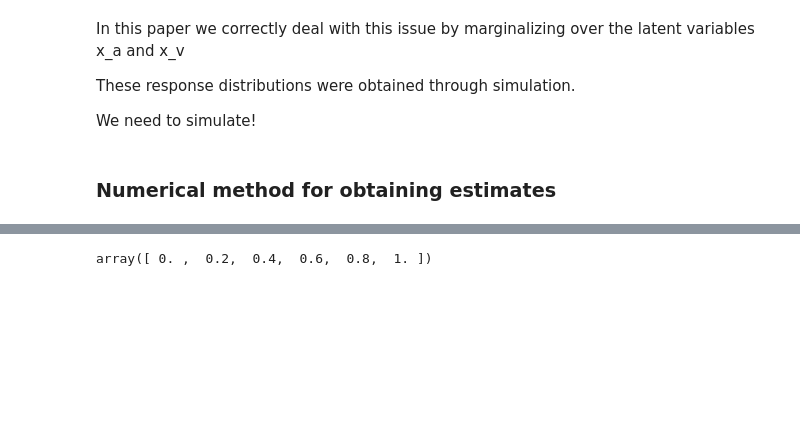
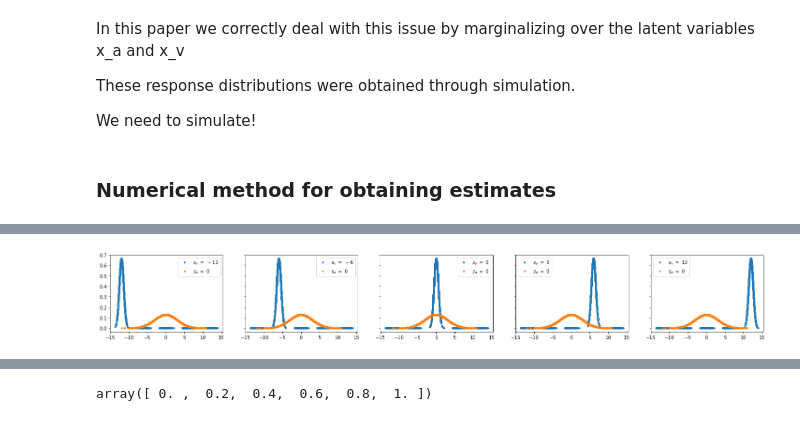
Before and after one commit to psrmx/The_Chantastic4, a Jupyter notebook: MultisensoryPerception/MultisensoryPerception.ipynb, the cells around one changed output, grey strips where cells are left out. Drawn from its saved outputs; the diff is of its cells as text; code cells hidden in the pictures; blank space fills up the shorter version.

```diff
--- a/MultisensoryPerception/MultisensoryPerception.ipynb
+++ b/MultisensoryPerception/MultisensoryPerception.ipynb
@@ -263,0 +288,15 @@ We need to simulate!
+# %%
+pdf_x_v = []
+pdf_x_a = []
+fig, axes = plt.subplots(1, 5, sharey=True, figsize=(25,3))
+for i in range(len(pos)):
+    pdf_v = dists.norm.pdf(x_v, loc=pos[i], scale=sigma_v0)
+    pdf_a = dists.norm.pdf(x_a, loc=0, scale=sigma_a0)
+    pdf_x_v.append(pdf_v)
+    pdf_x_a.append(pdf_a)
+    axes[i].plot(x_v, pdf_v,'.', label=r'$s_v\ =\ %d$'%pos[i])
+    axes[i].plot(x_a, pdf_a, '.', label=r'$s_a\ =\ %d$'%0)
+    axes[i].legend()
+plt.show()
+# %% [output]
+[figure, added]
```
Also changed, not shown: parts of 20 cells of this notebook.
